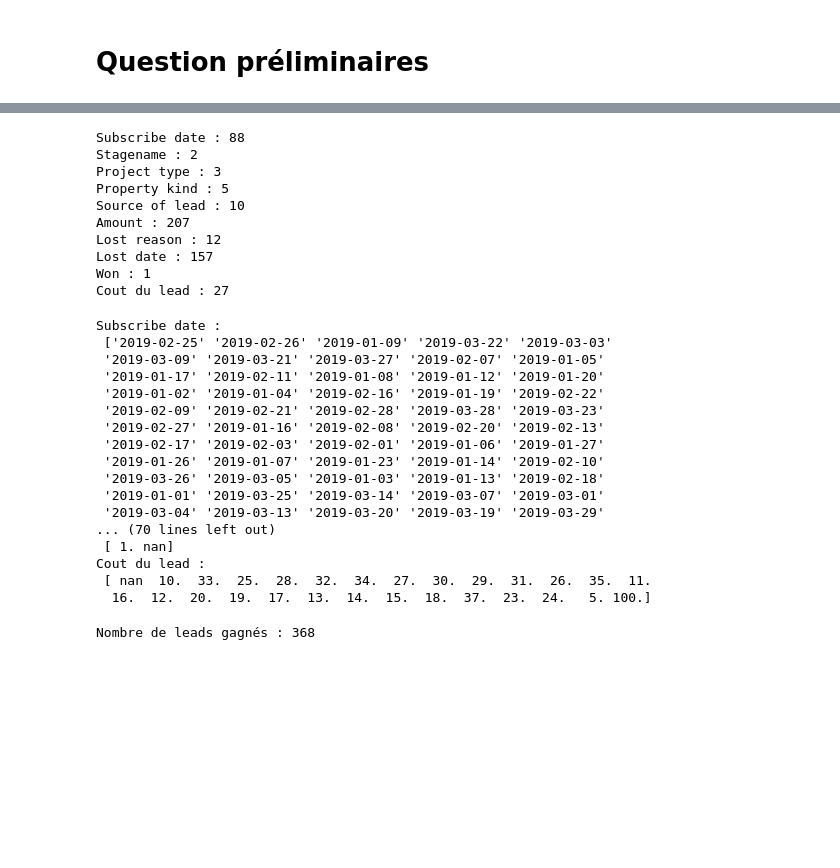
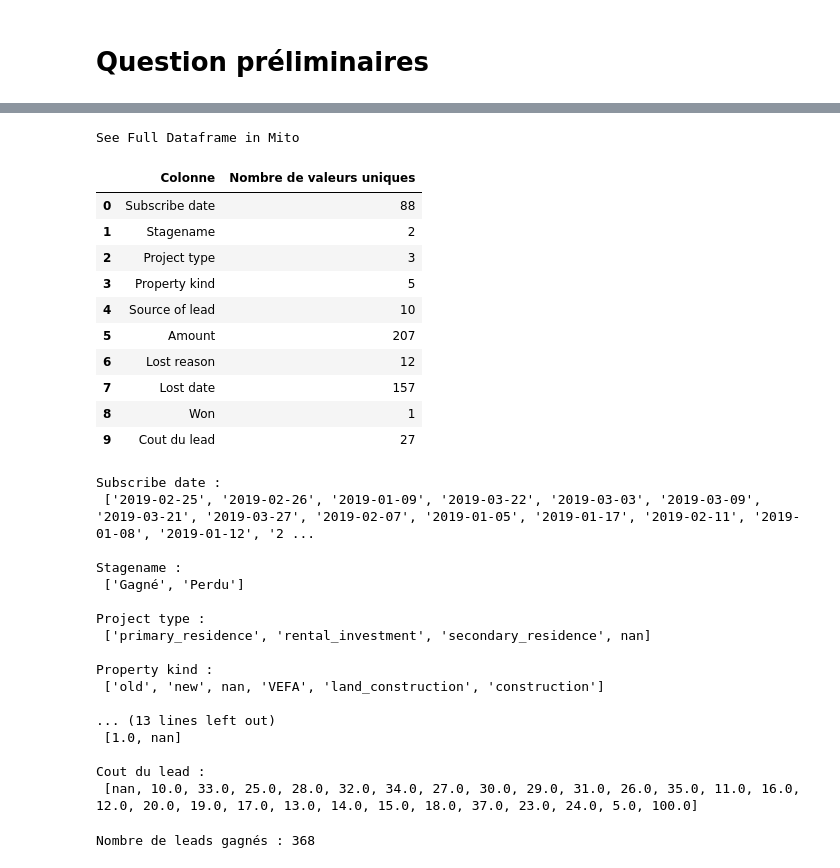
Before and after one commit to Camille9999/Exercices-SIMPLON-IA3, a Jupyter notebook: Exercices S7/08-11-2022/Exercice CRM_data.ipynb, the cells around one changed output, grey strips where cells are left out. Saved outputs shown, nothing was run; the diff lists cells and outputs as text; code cells hidden in the pictures; blank space fills up the shorter version.

```diff
--- a/Exercices S7/08-11-2022/Exercice CRM_data.ipynb
+++ b/Exercices S7/08-11-2022/Exercice CRM_data.ipynb
@@ -94,40 +95,42 @@ dtype: float64
 # %%
 # Compter le nombre de valeurs uniques pour chaque colonne
 
-for column in header: print(column, ':', df[column].nunique())
+pd.DataFrame({'Colonne' : header, 'Nombre de valeurs uniques' : [df[column].nunique() for column in header]})
 # %% [output]
-Subscribe date : 88
-Stagename : 2
-Project type : 3
-Property kind : 5
-Source of lead : 10
-Amount : 207
-Lost reason : 12
-Lost date : 157
-Won : 1
-Cout du lead : 27
+See Full Dataframe in Mito
+|  | Colonne | Nombre de valeurs uniques |
+| 0 | Subscribe date | 88 |
+| 1 | Stagename | 2 |
+| 2 | Project type | 3 |
+| 3 | Property kind | 5 |
+| 4 | Source of lead | 10 |
+| 5 | Amount | 207 |
+| 6 | Lost reason | 12 |
+| 7 | Lost date | 157 |
+| 8 | Won | 1 |
+| 9 | Cout du lead | 27 |
 # %%
 # Donner ces valeurs
 
-for column in header: print(column, ':\n', df[column].unique())
+for column in header: print(column, ':\n', df[column].unique().tolist(), '\n')
 # %% [output]
 Subscribe date :
- ['2019-02-25' '2019-02-26' '2019-01-09' '2019-03-22' '2019-03-03'
- '2019-03-09' '2019-03-21' '2019-03-27' '2019-02-07' '2019-01-05'
- '2019-01-17' '2019-02-11' '2019-01-08' '2019-01-12' '2019-01-20'
- '2019-01-02' '2019-01-04' '2019-02-16' '2019-01-19' '2019-02-22'
- '2019-02-09' '2019-02-21' '2019-02-28' '2019-03-28' '2019-03-23'
- '2019-02-27' '2019-01-16' '2019-02-08' '2019-02-20' '2019-02-13'
- '2019-02-17' '2019-02-03' '2019-02-01' '2019-01-06' '2019-01-27'
- '2019-01-26' '2019-01-07' '2019-01-23' '2019-01-14' '2019-02-10'
- '2019-03-26' '2019-03-05' '2019-01-03' '2019-01-13' '2019-02-18'
- '2019-01-01' '2019-03-25' '2019-03-14' '2019-03-07' '2019-03-01'
- '2019-03-04' '2019-03-13' '2019-03-20' '2019-03-19' '2019-03-29'
-... (70 lines left out)
- [ 1. nan]
+ ['2019-02-25', '2019-02-26', '2019-01-09', '2019-03-22', '2019-03-03', '2019-03-09', '2019-03-21', '2019-03-27', '2019-02-07', '2019-01-05', '2019-01-17', '2019-02-11', '2019-01-08', '2019-01-12', '2 ...
+
+Stagename :
+ ['Gagné', 'Perdu']
+
+Project type :
+ ['primary_residence', 'rental_investment', 'secondary_residence', nan]
+
+Property kind :
+ ['old', 'new', nan, 'VEFA', 'land_construction', 'construction']
+
+... (13 lines left out)
+ [1.0, nan]
+
 Cout du lead :
- [ nan  10.  33.  25.  28.  32.  34.  27.  30.  29.  31.  26.  35.  11.
-  16.  12.  20.  19.  17.  13.  14.  15.  18.  37.  23.  24.   5. 100.]
+ [nan, 10.0, 33.0, 25.0, 28.0, 32.0, 34.0, 27.0, 30.0, 29.0, 31.0, 26.0, 35.0, 11.0, 16.0, 12.0, 20.0, 19.0, 17.0, 13.0, 14.0, 15.0, 18.0, 37.0, 23.0, 24.0, 5.0, 100.0]
 # %%
 # Convertir les 2 colonnes associées à une date au format date de Python
 
```
Also changed, not shown: parts of 7 cells of this notebook, 6 other files.
